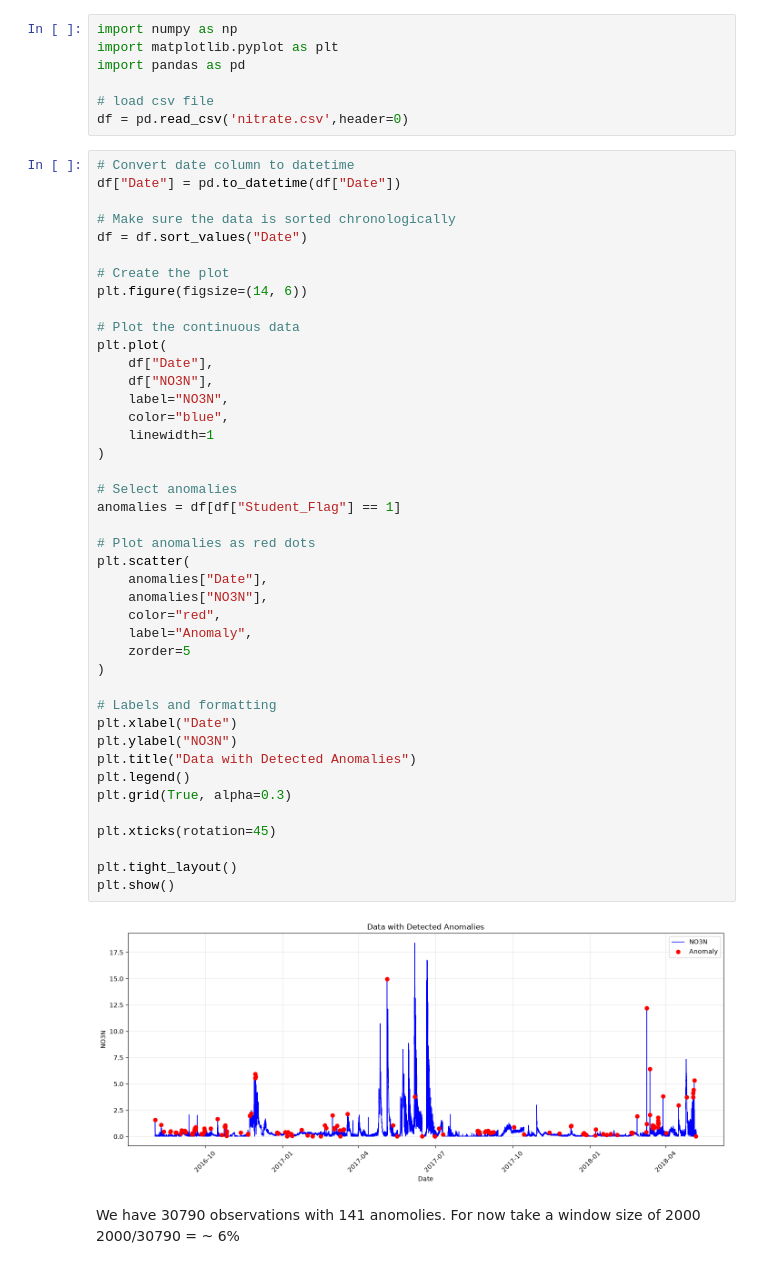
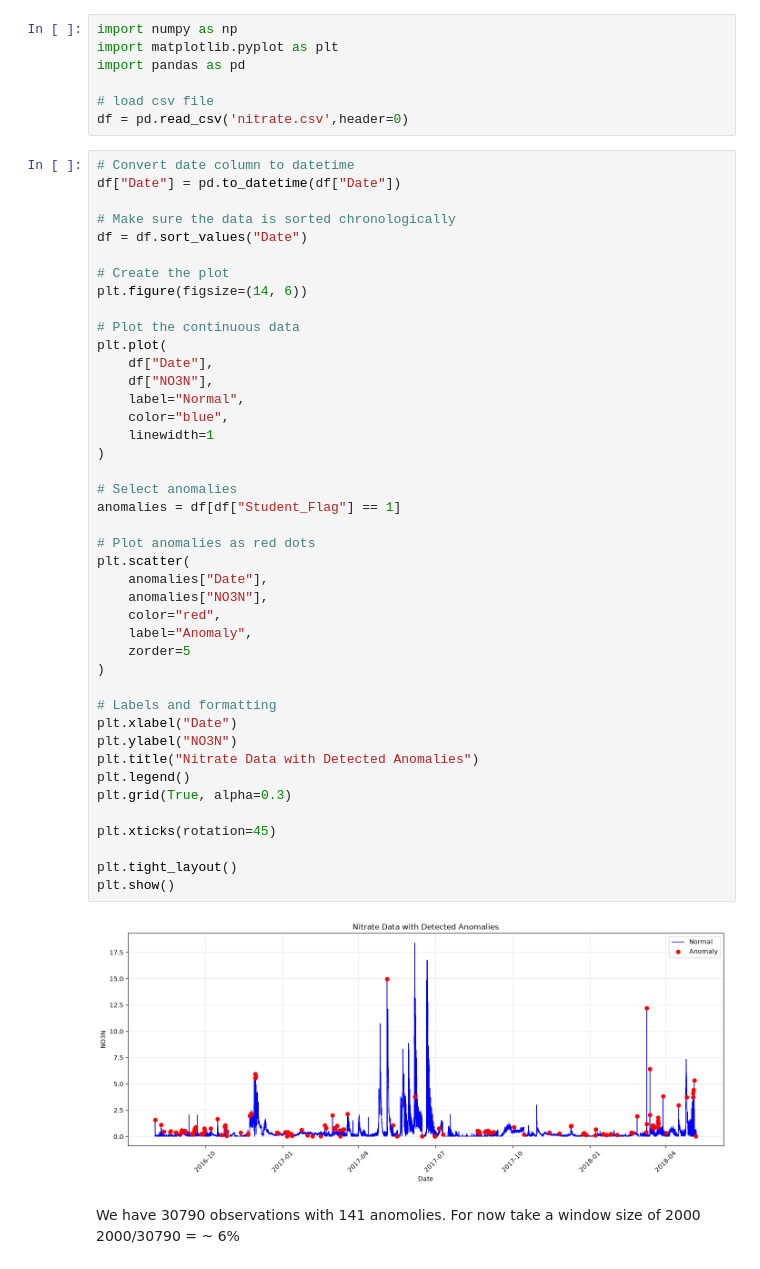
Before and after one commit to Leo-TK1/CSCI6840-Homework-2, a Jupyter notebook: workbook.ipynb, the cells around one changed output. Drawn from its saved outputs; the diff is of its cells as text.

Commit message:
edits to scatter plot

```diff
--- a/workbook.ipynb
+++ b/workbook.ipynb
@@ -19,36 +19,36 @@ plt.figure(figsize=(14, 6))
 plt.plot(
     df["Date"],
     df["NO3N"],
-    label="NO3N",
+    label="Normal",
     color="blue",
     linewidth=1
 )
 
 # Select anomalies
 anomalies = df[df["Student_Flag"] == 1]
 
 # Plot anomalies as red dots
 plt.scatter(
     anomalies["Date"],
     anomalies["NO3N"],
     color="red",
     label="Anomaly",
     zorder=5
 )
 
 # Labels and formatting
 plt.xlabel("Date")
 plt.ylabel("NO3N")
-plt.title("Data with Detected Anomalies")
+plt.title("Nitrate Data with Detected Anomalies")
 plt.legend()
 plt.grid(True, alpha=0.3)
 
 plt.xticks(rotation=45)
 
 plt.tight_layout()
 plt.show()
 # %% [output]
-[figure, old version]
+[figure, new version]
 # %% [markdown]
 We have 30790 observations with 141 anomolies.
 For now take a window size of 2000
```
Also changed, not shown: 1 other file.
